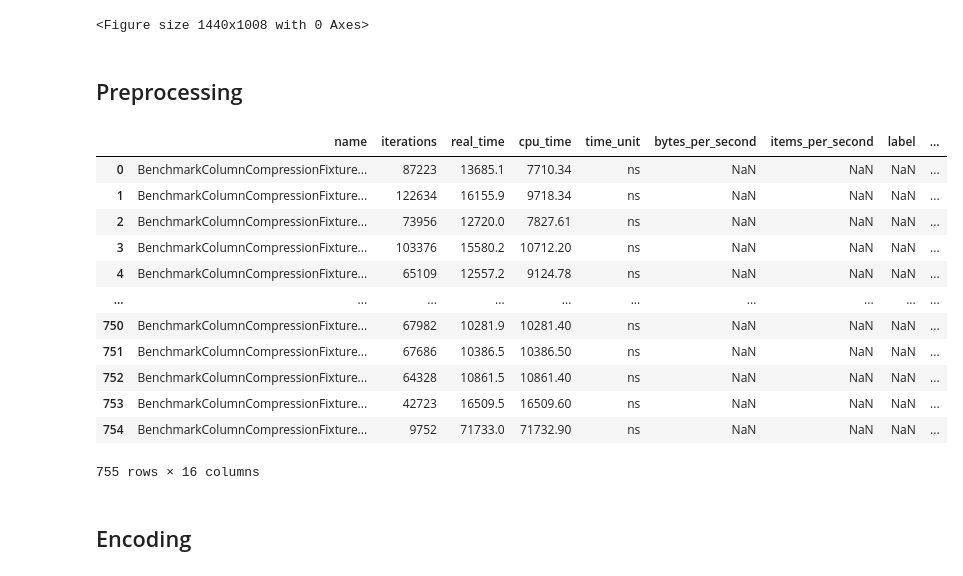
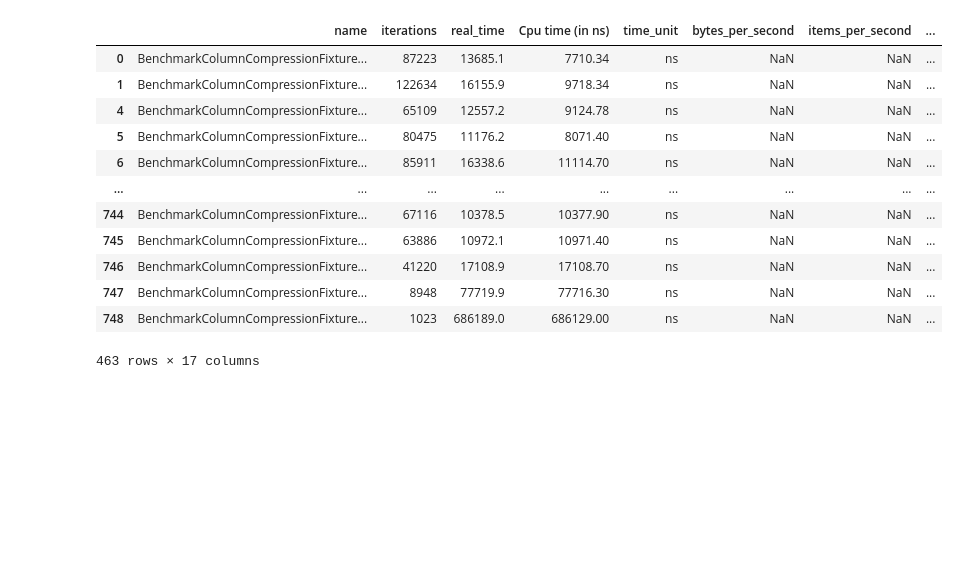
Before and after one commit to linuslh1996/column-compression, a Jupyter notebook: notebooks/AnalyseGreenfieldBenchmark_SegmentEncoding.ipynb, the cells around one changed output. Drawn from its saved outputs; the diff is of its cells as text; code cells hidden in the pictures; blank space fills up the shorter version.

```diff
--- a/notebooks/AnalyseGreenfieldBenchmark_SegmentEncoding.ipynb
+++ b/notebooks/AnalyseGreenfieldBenchmark_SegmentEncoding.ipynb
@@ -10,55 +10,67 @@ import numpy as np
 data_folder: Path = Path("../data/benchmark_output")
 benchmark_speed_file: Path = data_folder / "benchmark_results.csv"
 benchmark_compression_file: Path = data_folder / "bits_per_int_2.csv"
-sns.set(rc={'figure.figsize':(20,14)})
-plt.tight_layout()
+sns.set(rc={'figure.figsize':(30,20)})
+sns.set(font_scale=4)
-# %% [output]
-<Figure size 1440x1008 with 0 Axes>
-# %% [markdown]
-## Preprocessing
+# %%
+## Preprocessing
+
+NAME: str = "name"
+INPUT_DATA: str = "input_data"
+ENCODING_TYPE: str = "Encoding Type"
+OPERATION: str = "process_type"
+SORTED: str = "sorted"
+POS_SIZE: str = "Size of PosList"
+LIBRARY: str = "Library"
+CPU_TIME_IN_NS: str = "Cpu time (in ns)"
+CPU_TIME_IN_MS: str = "Cpu time (in ms)"
 # %%
 def to_int(text: str) -> int:
     only_number: str = ''.join(c for c in text if c.isdigit())
     if only_number == "":
         return 0
     return int(only_number)
 
 def complete_with_seq(library: str, process_type: str) -> str:
     if "seq" in process_type:
         return library + "_seq"
     return library
 
 def load_benchmark_results(path: Path) -> DataFrame:
     benchmark_speeds: DataFrame = pd.read_csv(path, skiprows=9, skipfooter=1)
     benchmark_speeds = benchmark_speeds.loc[~benchmark_speeds["name"].str.contains("write_BitsPerInt")]
-    benchmark_speeds["name"] = [lib.replace("SIMDCompressionAndIntersection", "SIMDCAI").replace("with_select", "with_direct") for lib in benchmark_speeds["name"]]
+    benchmark_speeds[NAME] = [lib.replace("SIMDCompressionAndIntersection", "SIMDCAI").replace("with_select", "with_direct")
+                              for lib in benchmark_speeds[NAME]]
 
-    benchmark_speeds["input_data"] = [name.split("get_with_")[1] for name in benchmark_speeds["name"]]
-    benchmark_speeds["library"] = [name.split("/")[1].split("_benchmark")[0] for name in benchmark_speeds["name"]]
-    benchmark_speeds["process_type"] = [name.split("_benchmark_")[1].split("_get")[0] for name in benchmark_speeds["name"]]
-    benchmark_speeds["lib"] = [name.split("_")[0] for name in benchmark_speeds["library"]]
-    benchmark_speeds["sorted"] = ["sorted" in input_data for input_data in benchmark_speeds["input_data"]]
-    benchmark_speeds["pos_size"] = [to_int(input_data) for input_data in benchmark_speeds["input_data"]]
-    benchmark_speeds["library"] = [complete_with_seq(library, process_type)
+    benchmark_speeds[INPUT_DATA] = [name.split("get_with_")[1]
+                                    for name in benchmark_speeds[NAME]]
+    benchmark_speeds[ENCODING_TYPE] = [name.split("/")[1].split("_benchmark")[0] for name in benchmark_speeds[NAME]]
+    benchmark_speeds[OPERATION] = [name.split("_benchmark_")[1].split("_get")[0] for name in benchmark_speeds[NAME]]
+    benchmark_speeds[LIBRARY] = [name.split("_")[0] for name in benchmark_speeds[ENCODING_TYPE]]
+    benchmark_speeds[SORTED] = ["sorted" in input_data for input_data in benchmark_speeds[INPUT_DATA]]
+    benchmark_speeds[POS_SIZE] = [to_int(input_data) for input_data in benchmark_speeds[INPUT_DATA]]
+    benchmark_speeds[ENCODING_TYPE] = [complete_with_seq(library, process_type)
                                    for library, process_type in
-                                   zip(benchmark_speeds["library"], benchmark_speeds["process_type"])]
+                                   zip(benchmark_speeds[ENCODING_TYPE], benchmark_speeds[OPERATION])]
+    benchmark_speeds = benchmark_speeds[benchmark_speeds[SORTED] == False]
+    benchmark_speeds = benchmark_speeds.rename(columns={"cpu_time": CPU_TIME_IN_NS})
+    benchmark_speeds[CPU_TIME_IN_MS] = [in_ns / 1e3 for in_ns in benchmark_speeds[CPU_TIME_IN_NS]]
+
     return benchmark_speeds
 
 benchmark_speeds: DataFrame = load_benchmark_results(benchmark_speed_file)
 benchmark_speeds
 # %% [output]
-|  | name | iterations | real_time | cpu_time | time_unit | bytes_per_second | items_per_second | label | ... |
-| 0 | BenchmarkColumnCompressionFixture... | 87223 | 13685.1 | 7710.34 | ns | NaN | NaN | NaN | ... |
-| 1 | BenchmarkColumnCompressionFixture... | 122634 | 16155.9 | 9718.34 | ns | NaN | NaN | NaN | ... |
-| 2 | BenchmarkColumnCompressionFixture... | 73956 | 12720.0 | 7827.61 | ns | NaN | NaN | NaN | ... |
-| 3 | BenchmarkColumnCompressionFixture... | 103376 | 15580.2 | 10712.20 | ns | NaN | NaN | NaN | ... |
-| 4 | BenchmarkColumnCompressionFixture... | 65109 | 12557.2 | 9124.78 | ns | NaN | NaN | NaN | ... |
-| ... | ... | ... | ... | ... | ... | ... | ... | ... | ... |
-| 750 | BenchmarkColumnCompressionFixture... | 67982 | 10281.9 | 10281.40 | ns | NaN | NaN | NaN | ... |
-| 751 | BenchmarkColumnCompressionFixture... | 67686 | 10386.5 | 10386.50 | ns | NaN | NaN | NaN | ... |
-| 752 | BenchmarkColumnCompressionFixture... | 64328 | 10861.5 | 10861.40 | ns | NaN | NaN | NaN | ... |
-| 753 | BenchmarkColumnCompressionFixture... | 42723 | 16509.5 | 16509.60 | ns | NaN | NaN | NaN | ... |
-| 754 | BenchmarkColumnCompressionFixture... | 9752 | 71733.0 | 71732.90 | ns | NaN | NaN | NaN | ... |
+|  | name | iterations | real_time | Cpu time (in ns) | time_unit | bytes_per_second | items_per_second | ... |
+| 0 | BenchmarkColumnCompressionFixture... | 87223 | 13685.1 | 7710.34 | ns | NaN | NaN | ... |
+| 1 | BenchmarkColumnCompressionFixture... | 122634 | 16155.9 | 9718.34 | ns | NaN | NaN | ... |
+| 4 | BenchmarkColumnCompressionFixture... | 65109 | 12557.2 | 9124.78 | ns | NaN | NaN | ... |
+| 5 | BenchmarkColumnCompressionFixture... | 80475 | 11176.2 | 8071.40 | ns | NaN | NaN | ... |
+| 6 | BenchmarkColumnCompressionFixture... | 85911 | 16338.6 | 11114.70 | ns | NaN | NaN | ... |
+| ... | ... | ... | ... | ... | ... | ... | ... | ... |
+| 744 | BenchmarkColumnCompressionFixture... | 67116 | 10378.5 | 10377.90 | ns | NaN | NaN | ... |
+| 745 | BenchmarkColumnCompressionFixture... | 63886 | 10972.1 | 10971.40 | ns | NaN | NaN | ... |
+| 746 | BenchmarkColumnCompressionFixture... | 41220 | 17108.9 | 17108.70 | ns | NaN | NaN | ... |
+| 747 | BenchmarkColumnCompressionFixture... | 8948 | 77719.9 | 77716.30 | ns | NaN | NaN | ... |
+| 748 | BenchmarkColumnCompressionFixture... | 1023 | 686189.0 | 686129.00 | ns | NaN | NaN | ... |
-755 rows × 16 columns
+463 rows × 17 columns
-# %% [markdown]
-## Encoding
```
Also changed, not shown: parts of 33 cells of this notebook, 6 other files.
